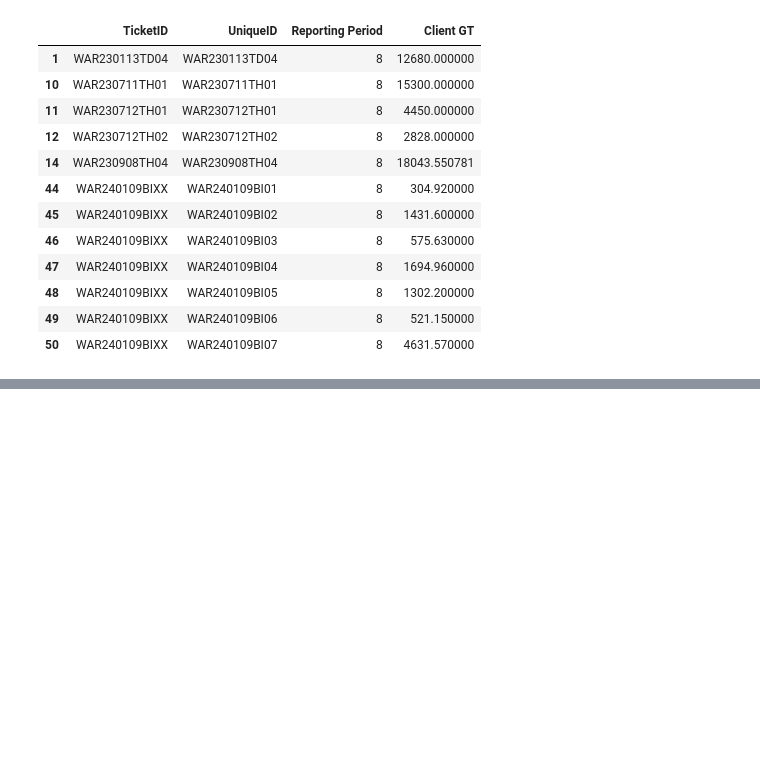
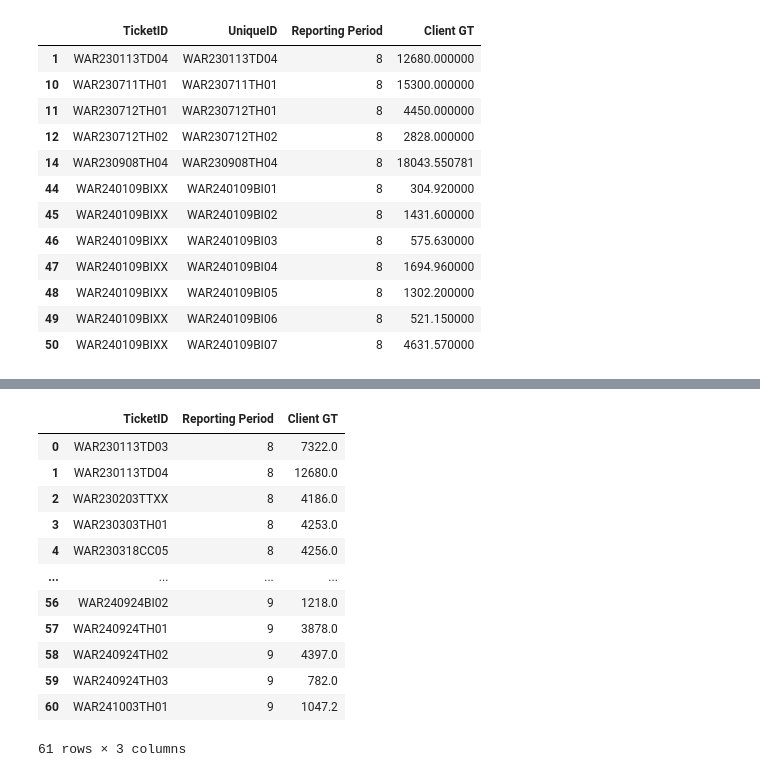
Before and after one commit to BilyBrown/sqlite3-tutorial, a Jupyter notebook: create_war_tables.ipynb, the cells around one changed output, grey strips where cells are left out. Drawn from its saved outputs; the diff is of its cells as text; code cells hidden in the pictures; blank space fills up the shorter version.

```diff
--- a/create_war_tables.ipynb
+++ b/create_war_tables.ipynb
@@ -942,0 +963,19 @@ new_tcs_intake[new_tcs_intake['TicketID'].isin(mergy[mergy['diff'] > 0]['TicketI
+# %%
+gt_df = new_tcs_intake.groupby(['TicketID', 'Reporting Period'])['Client GT'].sum().reset_index()
+gt_df = gt_df[gt_df['TicketID'].str.contains('WAR')]
+# %%
+gt_df
+# %% [output]
+|  | TicketID | Reporting Period | Client GT |
+| 0 | WAR230113TD03 | 8 | 7322.0 |
+| 1 | WAR230113TD04 | 8 | 12680.0 |
+| 2 | WAR230203TTXX | 8 | 4186.0 |
+| 3 | WAR230303TH01 | 8 | 4253.0 |
+| 4 | WAR230318CC05 | 8 | 4256.0 |
+| ... | ... | ... | ... |
+| 56 | WAR240924BI02 | 9 | 1218.0 |
+| 57 | WAR240924TH01 | 9 | 3878.0 |
+| 58 | WAR240924TH02 | 9 | 4397.0 |
+| 59 | WAR240924TH03 | 9 | 782.0 |
+| 60 | WAR241003TH01 | 9 | 1047.2 |
+61 rows × 3 columns
```
Also changed, not shown: parts of 5 cells of this notebook.
